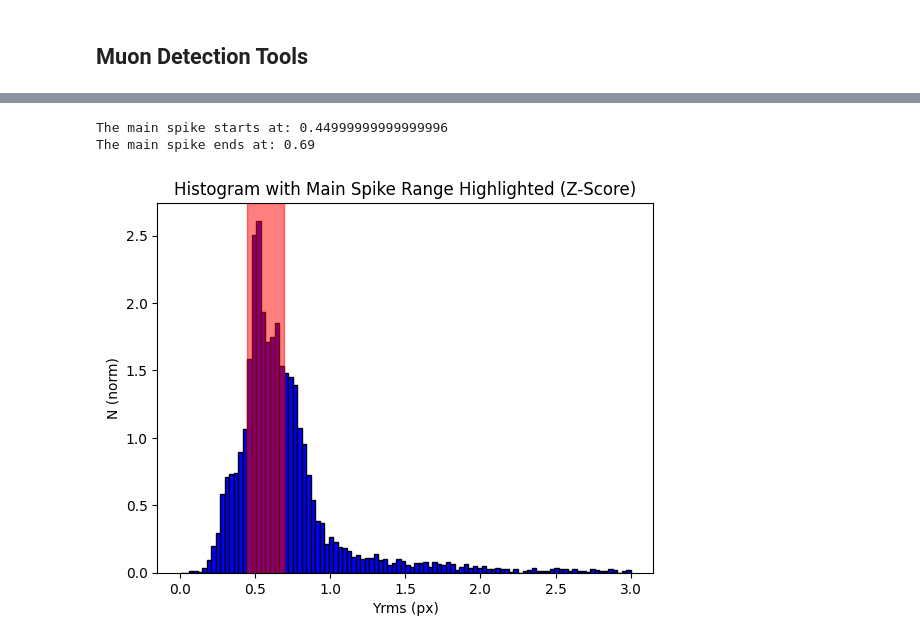
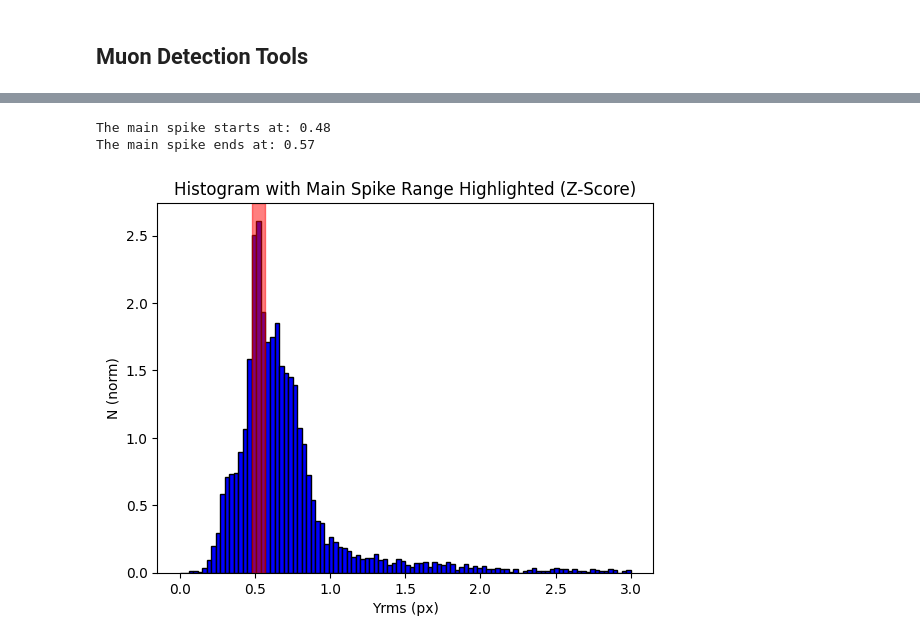
Before and after one commit to mikelangmayr/muon-detector-tools, a Jupyter notebook: Muon_detection.ipynb, the cells around one changed output, grey strips where cells are left out. Cells and saved outputs as stored; diff of their text form; code cells hidden in the pictures.

```diff
--- a/Muon_detection.ipynb
+++ b/Muon_detection.ipynb
@@ -3,11 +27,11 @@
 # %%
 from cr_catalogue.cr_catalogue import cr_catalogue
 
-[spike_start, spike_end] = cr_catalogue("muon_data")
+[spike_start, spike_end] = cr_catalogue("muon_data", 2.7)
 # %% [output]
-The main spike starts at: 0.44999999999999996
-The main spike ends at: 0.69
+The main spike starts at: 0.48
+The main spike ends at: 0.57
-[figure, old version]
+[figure, new version]
 # %%
 print(f'The main spike starts at: {spike_start}')
 print(f'The main spike ends at: {spike_end}')
```
Also changed, not shown: parts of 3 cells of this notebook, 2 other files.
